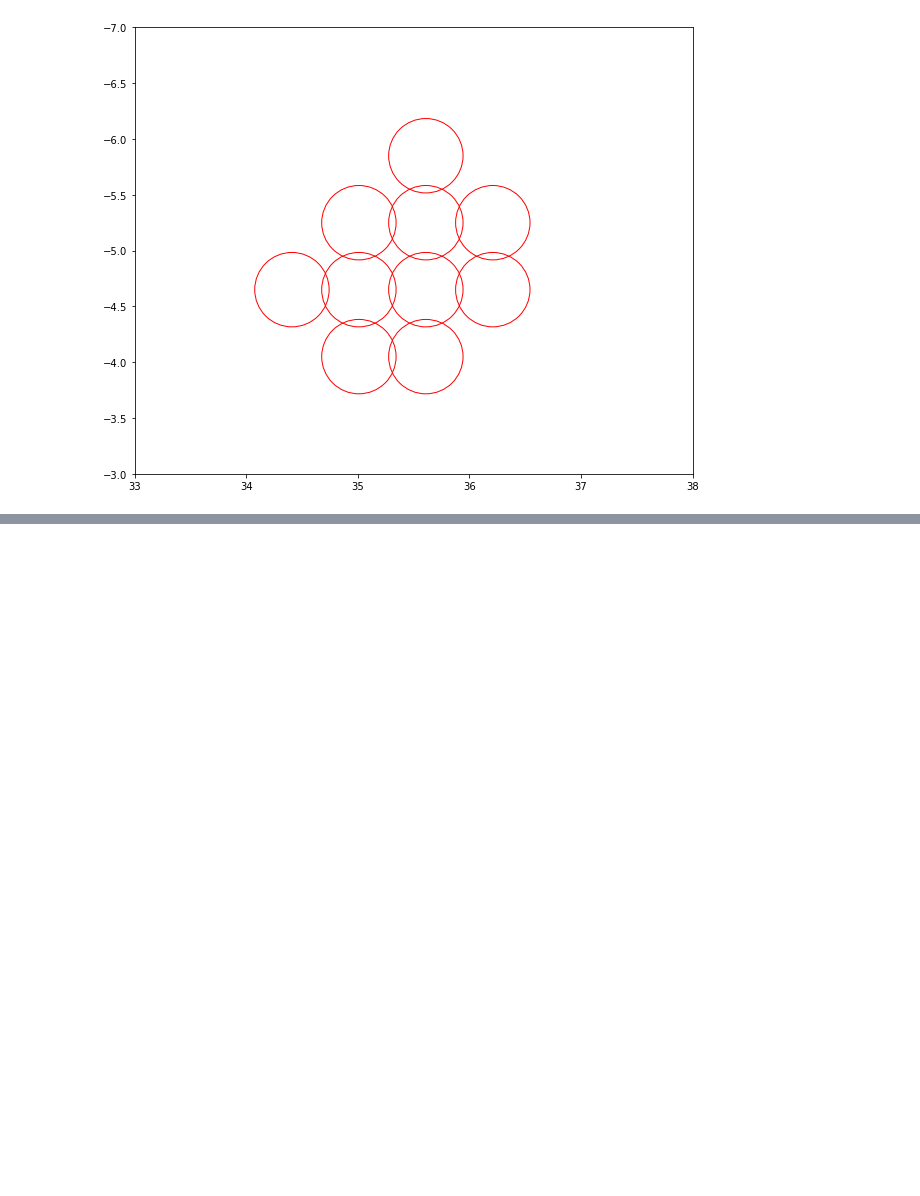
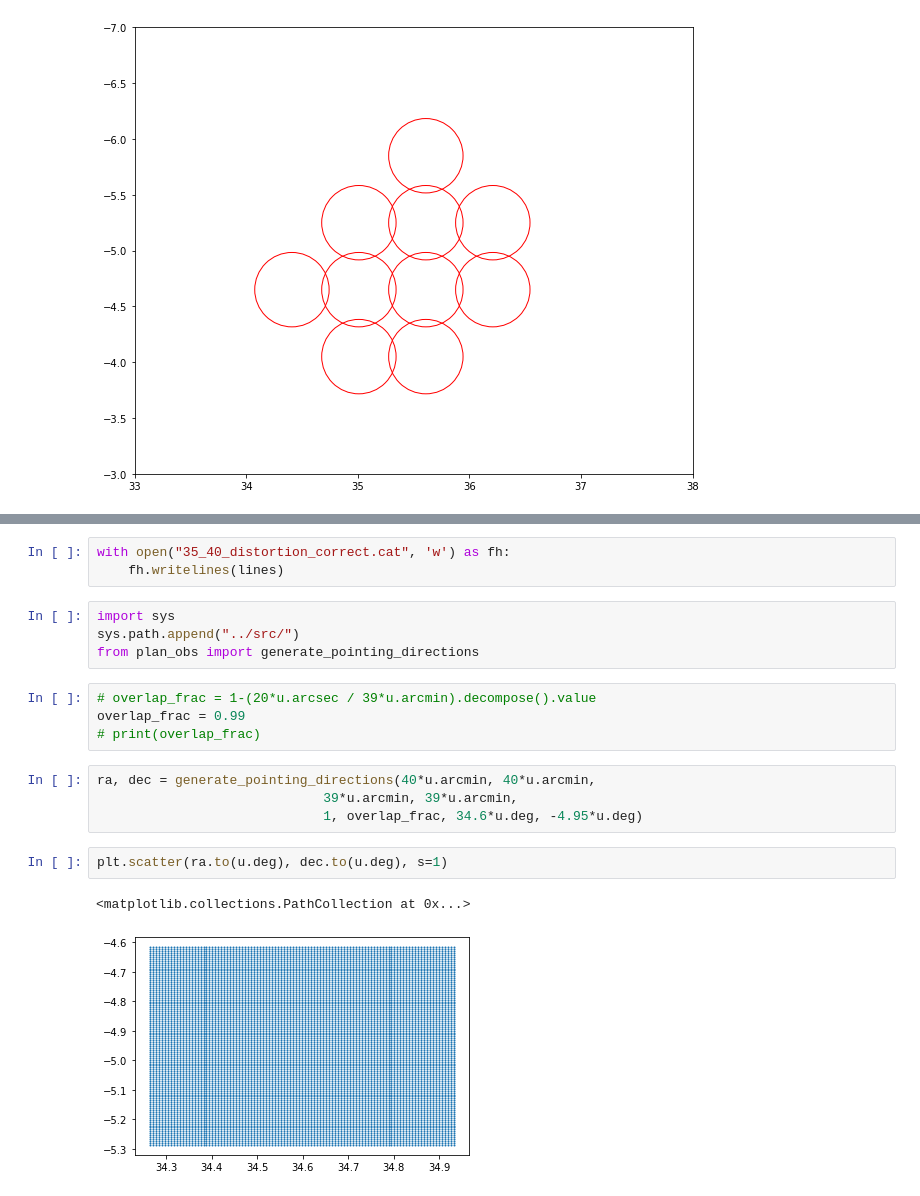
Before and after one commit to Brookluo/WIRO-observation, a Jupyter notebook: notebooks/dither_path.ipynb, the cells around one changed output, grey strips where cells are left out. Cells and saved outputs as stored; diff of their text form; blank space fills up the shorter version.

```diff
--- a/notebooks/dither_path.ipynb
+++ b/notebooks/dither_path.ipynb
@@ -158,0 +201,20 @@ coord = SkyCoord(ra="320.03661926098", dec="
+# %%
+with open("35_40_distortion_correct.cat", 'w') as fh:
+    fh.writelines(lines)
+# %%
+import sys
+sys.path.append("../src/")
+from plan_obs import generate_pointing_directions
+# %%
+# overlap_frac = 1-(20*u.arcsec / 39*u.arcmin).decompose().value
+overlap_frac = 0.99
+# print(overlap_frac)
+# %%
+ra, dec = generate_pointing_directions(40*u.arcmin, 40*u.arcmin,
+                             39*u.arcmin, 39*u.arcmin,
+                             1, overlap_frac, 34.6*u.deg, -4.95*u.deg)
+# %%
+plt.scatter(ra.to(u.deg), dec.to(u.deg), s=1)
+# %% [output]
+<matplotlib.collections.PathCollection at 0x...>
+[figure, added]
```
Also changed, not shown: parts of 17 cells of this notebook.
